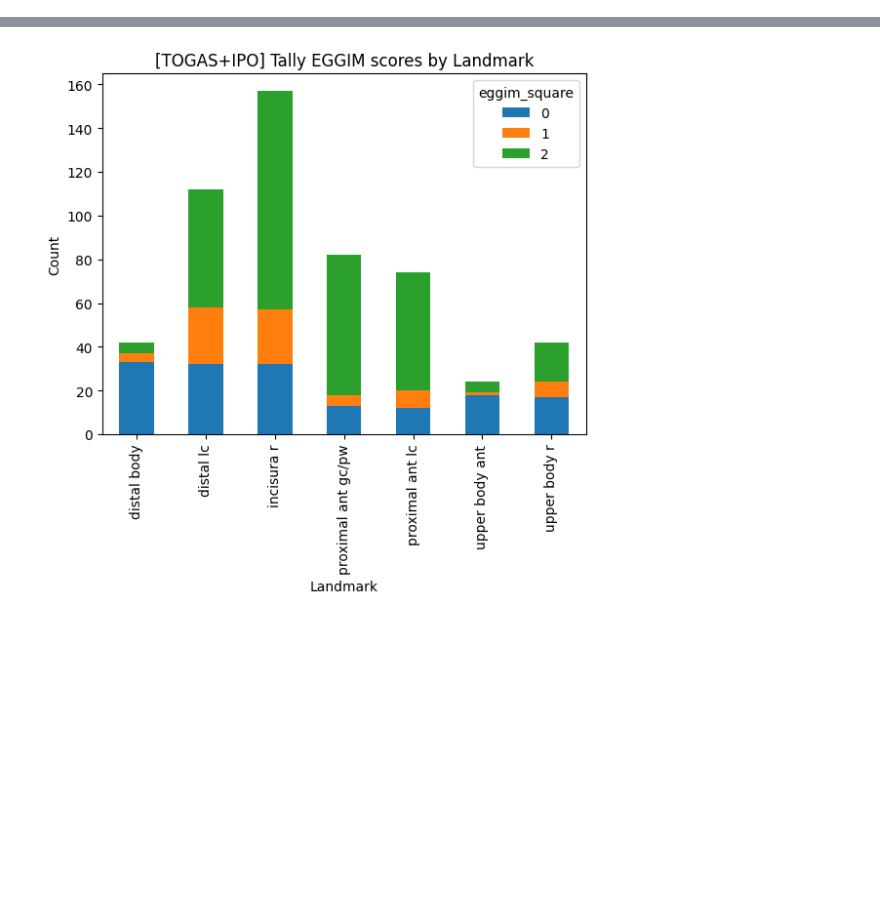
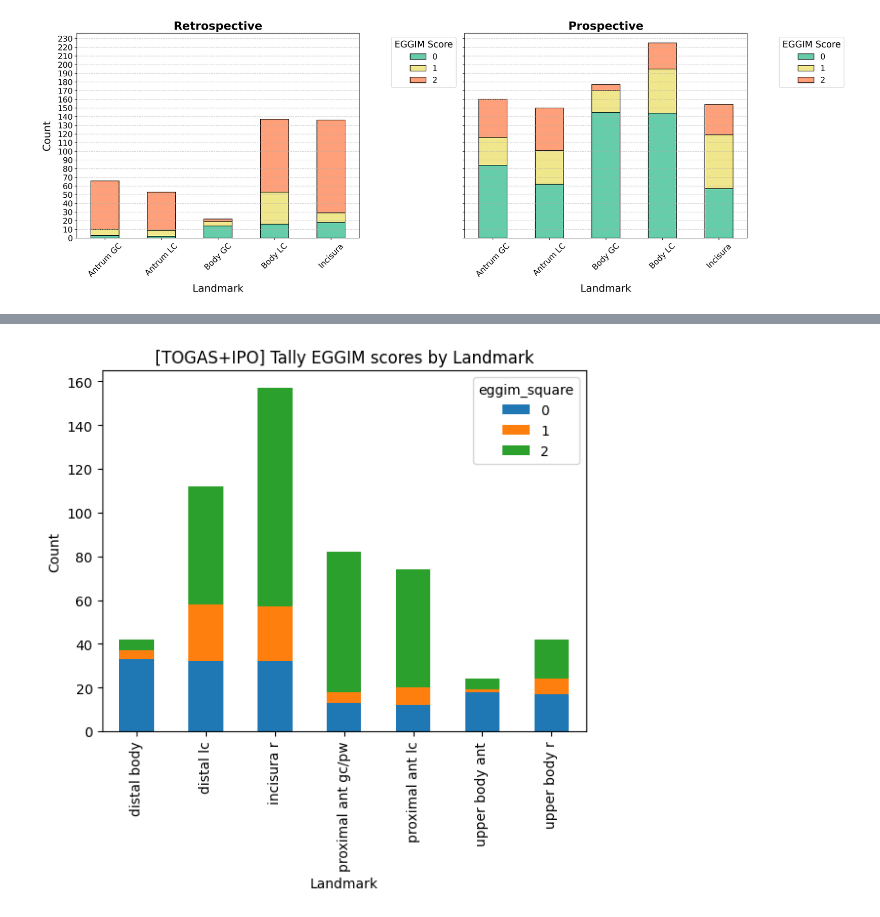
Before and after one commit to miguelmartins/eggimazing, a Jupyter notebook: notebooks/splits_data_analysis.ipynb, the cells around one changed output, grey strips where cells are left out. Cells and saved outputs as stored; diff of their text form; code cells hidden in the pictures; blank space fills up the shorter version.

```diff
--- a/notebooks/splits_data_analysis.ipynb
+++ b/notebooks/splits_data_analysis.ipynb
@@ -148,0 +337,78 @@ plot_pivot_table(df_togas, 'TOGAS')
+# %%
+import pandas as pd
+import matplotlib.pyplot as plt
+import matplotlib.ticker as ticker
+
+def plot_pivot_table_side_by_side(df1, df2, df1_name='IPO+TOGAS 1', df2_name='IPO+TOGAS 2', dpi=300):
+    # Create pivot tables (crosstabs)
+    pivot_table1 = pd.crosstab(df1['landmark'], df1['eggim_global'])
+    pivot_table2 = pd.crosstab(df2['landmark'], df2['eggim_global'])
+
+    # Define consistent colors for each unique value in 'eggim_global'
+    unique_values = sorted(set(df1['eggim_global']).union(set(df2['eggim_global'])))
+    colors = ['mediumaquamarine', 'khaki', 'lightsalmon']  # Example colors
+    color_mapping = {value: colors[i % len(colors)] for i, value in enumerate(unique_values)}
+
+    # Assign colors based on the mapping
+    bar_colors = [color_mapping[value] for value in pivot_table1.columns]
+
+    # Set up the figure with subplots
+    fig, axes = plt.subplots(1, 2, figsize=(20, 7), sharey=True)  # Larger size for better readability
+    fig.dpi = dpi  # Set DPI for higher resolution
+
+    # Plot the first DataFrame
+    ax1 = pivot_table1.plot(
+        kind='bar',
+        stacked=True,
+        color=bar_colors,  # Apply consistent colors
+        ax=axes[0],
+        edgecolor='black'  # Add edges for bar clarity
+    )
+    ax1.set_title(f'{df1_name}', fontsize=20, fontweight='bold')
+    ax1.set_ylabel('Count', fontsize=18, labelpad=10)
+    ax1.set_xlabel('Landmark', fontsize=18, labelpad=10)
+    ax1.tick_params(axis='x', rotation=45, labelsize=14)
+    ax1.tick_params(axis='y', labelsize=14)
+    ax1.grid(axis='y', linestyle='--', alpha=0.7)
+    ax1.yaxis.set_major_locator(ticker.MultipleLocator(10))  # Adjust tick intervals
+
+    # Plot the second DataFrame
+    ax2 = pivot_table2.plot(
+        kind='bar',
+        stacked=True,
+        color=bar_colors,  # Apply consistent colors
+        ax=axes[1],
+        edgecolor='black'  # Add edges for bar clarity
+    )
+    ax2.set_title(f'{df2_name}', fontsize=20, fontweight='bold')
+    ax2.set_xlabel('Landmark', fontsize=18, labelpad=10)
+    ax2.tick_params(axis='x', rotation=45, labelsize=14)
+    ax2.tick_params(axis='y', labelsize=14)
+    ax2.grid(axis='y', linestyle='--', alpha=0.7)
+
+    # Add legends to both plots
+    ax1.legend(
+        title='EGGIM Score',
+        title_fontsize=16,
+        fontsize=14,
+        loc='upper left',
+        bbox_to_anchor=(1.1, 1.0)  # Move legend outside plot
+    )
+    ax2.legend(
+        title='EGGIM Score',
+        title_fontsize=16,
+        fontsize=14,
+        loc='upper left',
+        bbox_to_anchor=(1.1, 1.0)  # Move legend outside plot
+    )
+
+    # Add tight layout to adjust spacing and avoid overlap
+    plt.tight_layout()
+
+    # Show the plot
+    plt.show()
+
+# Example usage
+plot_pivot_table_side_by_side(df_ipo, df_togas, 'Retrospective', 'Prospective', dpi=300)
+# %% [output]
+[figure, added]
```
Also changed, not shown: parts of 14 cells of this notebook, 14 other files.
